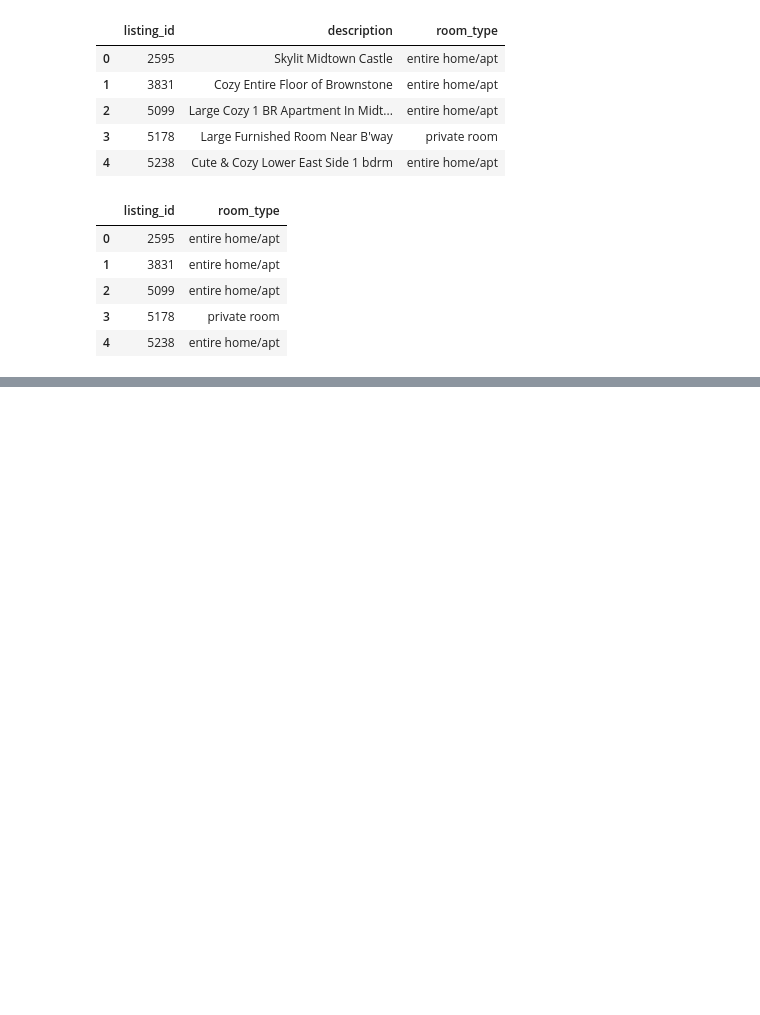
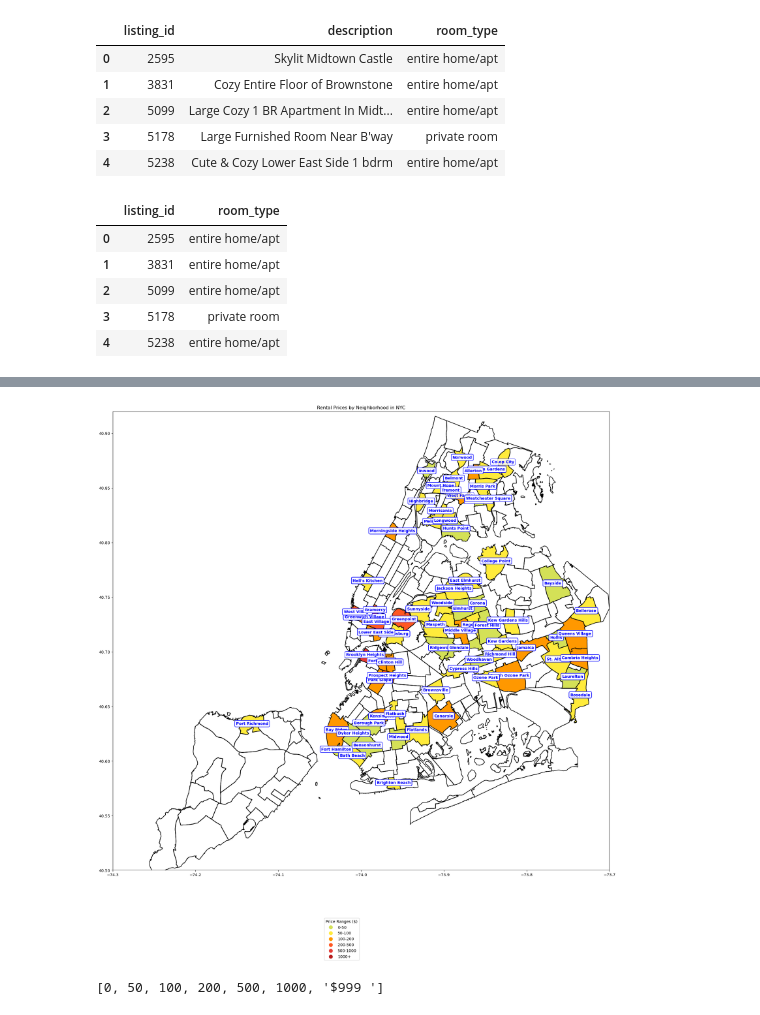
Before and after one commit to Bhavesh-Heetoo/Rental-prices-and-demand, a Jupyter notebook: Maincode.ipynb, the cells around one changed output, grey strips where cells are left out. Saved outputs shown, nothing was run; the diff lists cells and outputs as text; code cells hidden in the pictures; blank space fills up the shorter version.

```diff
--- a/Maincode.ipynb
+++ b/Maincode.ipynb
@@ -66,0 +77,3 @@ room_type_df.to_csv(save_path, index=False)
+# %%
+#creating engine to read SQL database
+engine = create_engine('postgresql+psycopg2://postgres:postgres@localhost:5432/Newyork_Airbnb_prices_db')
@@ -66,0 +107,4 @@ room_type_df.to_csv(save_path, index=False)
+# %%
+#reading shape file
+nyc_map = gpd.read_file('Shapefile/NYC_Shape.shp')
+print(nyc_map.head())
@@ -66,0 +129,68 @@ room_type_df.to_csv(save_path, index=False)
+# %%
+
+#Creating merged map
+merged_map = nyc_map.merge(rental_df, left_on='ntaname' , right_on = 'neighborhood')
+#creating price ranges for rental prices
+
+#converting listing_price column to numeric values and removing non-numeric characters
+merged_map['listing_price'] = merged_map['listing_price'].replace('[^\d.]', '', regex=True).astype(float)
+
+#defining bins for price ranges
+bins = [0,50,100,200,500,1000, merged_map['listing_price'].max()]
+
+#assigning lables to each bin
+labels = ['0-50' , '50-100' , '100-200' , '200-500', '500-1000', '1000+']
+
+#categorizing prices into ranges
+merged_map['price_range'] = pd.cut(merged_map['listing_price'], bins=bins, labels=labels, include_lowest=True)
+
+#creating a colormap for price ranges
+colors = ['#d4e157', '#ffeb3b', '#ff9800', '#ff5722', '#e53935', '#b71c1c']
+colors_map = mcolors.ListedColormap(colors)
+
+#ploting the map
+
+#stating size requirements
+fig, ax = plt.subplots(1,1, figsize=(25,20))
+
+#ploting neighborhoods and color coding by price range
+merged_map.plot(column='price_range', cmap=colors_map, legend=True, legend_kwds={'title': "Price Ranges ($)"}, ax=ax )
+
+#adding NYC outline
+nyc_map.boundary.plot(ax=ax, color='black', linewidth=1.5)
+
+#setting legend placement
+legend = ax.get_legend()
+legend.set_bbox_to_anchor((0.5, -0.1))
+
+#adding neighborhood lables to map
+for x, y, label in zip(merged_map.geometry.representative_point().x,
+                       merged_map.geometry.representative_point().y,
+                       merged_map['neighborhood']):
+    ax.text(x, y, label, fontsize=10, ha='center', color='blue', fontweight='bold',
+            bbox=dict(facecolor='white', edgecolor='blue', alpha=0.8, boxstyle='round,pad=0.3'))
+
+
+
+#for x,y, label in zip(merged_map.geometry.representative_point().x,merged_map.geometry.representative_point().y,merged_map['neighborhood']): ax.text(x,y, label, fontsize=10, ha='center', color='darkblue' , fontweight='bold')
+
+# Set the x and y limits to zoom into NYC
+ax.set_xlim([-74.3, -73.7])  # Longitude range
+ax.set_ylim([40.5, 40.92])   # Latitude range
+
+#adding title
+plt.title("Rental Prices by Neighborhood in NYC")
+
+plt.tight_layout()
+
+#saving the plot
+plt.savefig('rental_prices_map.png')
+
+#displying the map
+plt.show()
+# %% [output]
+[figure, added]
+# %%
+print(bins)
+# %% [output]
+[0, 50, 100, 200, 500, 1000, '$999 ']
```
Also changed, not shown: parts of 8 cells of this notebook, 7 other files.
